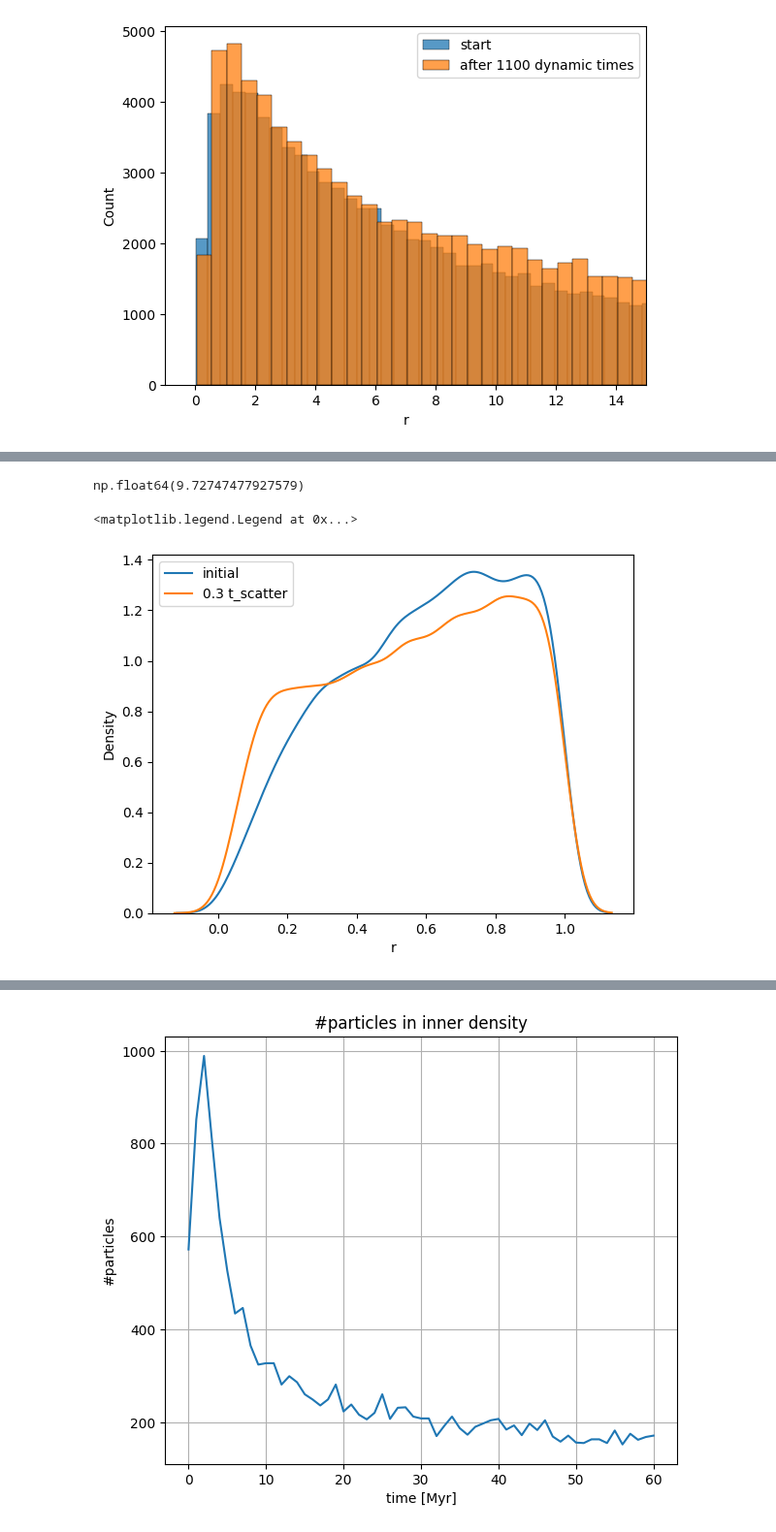
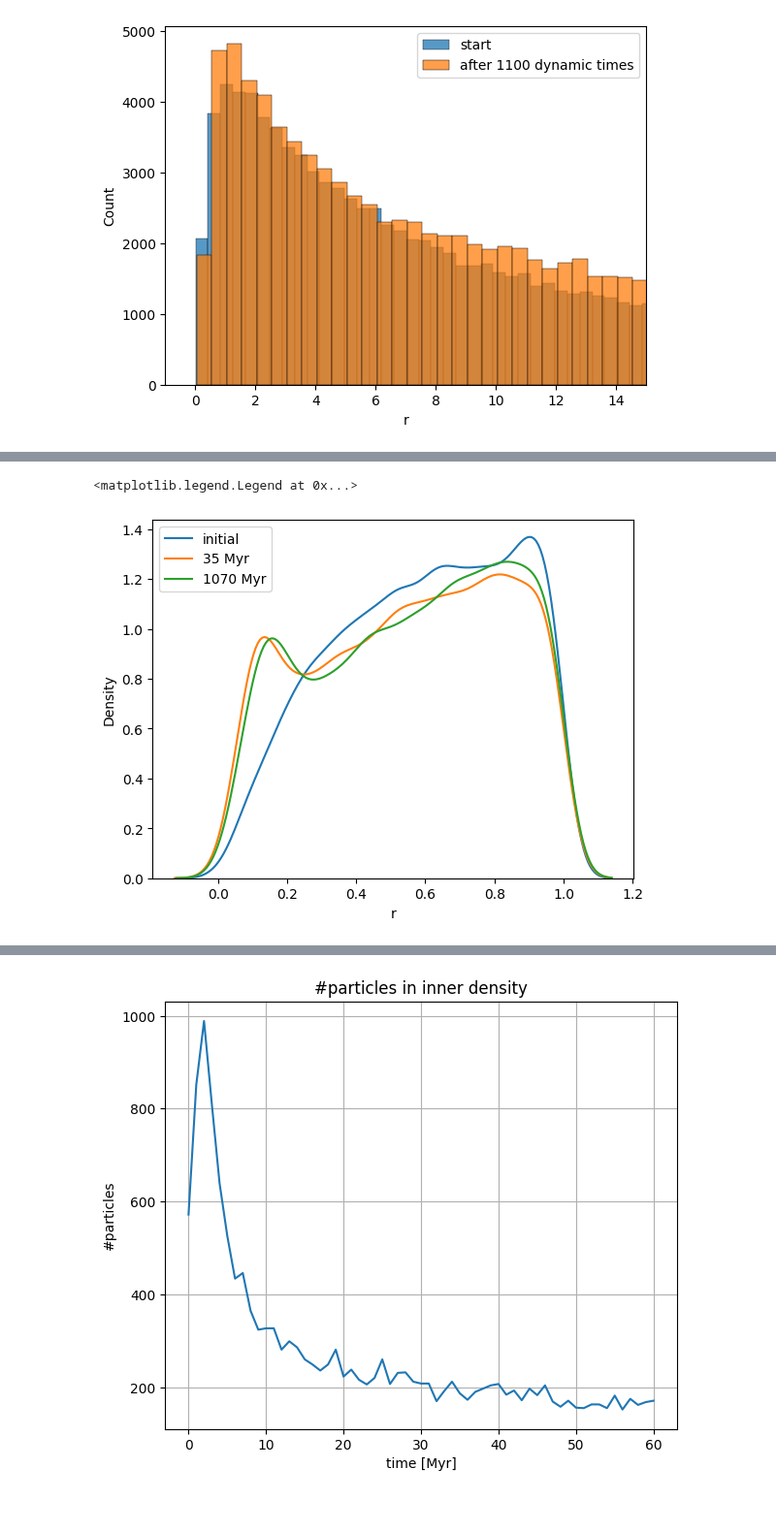
Before and after one commit to Rotem-Barnea/pySIDM, a Jupyter notebook: analysis/run.ipynb, the cells around one changed output, grey strips where cells are left out. Shown at 97% size. Drawn from its saved outputs; the diff is of its cells as text; code cells hidden in the pictures.

```diff
--- a/analysis/run.ipynb
+++ b/analysis/run.ipynb
@@ -28,19 +28,19 @@ Mtot_dm = 1.15e9 * Msun
 Mtot_b = 1e5 * Msun
 Rs = 1.18 * kpc
 c = 19
-sigma = 50 * cross_section
-# sigma = 0
+# sigma = 50 * cross_section
+sigma = 0
 # %% [markdown]
 # Setup - DM
 # %%
 n_particles = int(1e5)
 density = NFW(Rs=Rs,c=c,Mtot=Mtot_dm,unit_mass=Mtot_dm/n_particles)
-steps_per_Tdyn = 1000
+steps_per_Tdyn = 10000
 total_run_time = 61 * density.Tdyn
 save_every = 1*density.Tdyn
 
 halo = Halo.setup(density=density,steps_per_Tdyn=steps_per_Tdyn,n_particles=n_particles,sigma=sigma,save_every=save_every,
-                  total_run_time=total_run_time)
+                  total_run_time=total_run_time,interaction_params={'max_radius_j':10,'rounds':1})
 # %%
 # halo.reset()
 # halo.evolve(n_Tdyn=1100)
@@ -81,16 +77,12 @@ data
-# %%
-data[data['step'] == step].time.iloc[0]/110
-# %% [output]
-np.float64(9.72747477927579)
 # %%
-steps = [2000]
+steps = [20000,600000]
 time = []
 ax = sns.kdeplot(data[data['step'] == 0].r)
 for step in steps:
     sns.kdeplot(data[data['step'] == step].r,ax=ax)
-    time += [data[data['step'] == step].time.iloc[0]/110]
-ax.legend(['initial']+[f'{t:.1f} t_scatter' for t in time])
+    time += [data[data['step'] == step].time.iloc[0]]
+ax.legend(['initial']+[f'{int(t)} Myr' for t in time])
 # %% [output]
 <matplotlib.legend.Legend at 0x...>
-[figure, old version]
+[figure, new version]
 # %%
```
Also changed, not shown: parts of 6 cells of this notebook, 1 other file.
